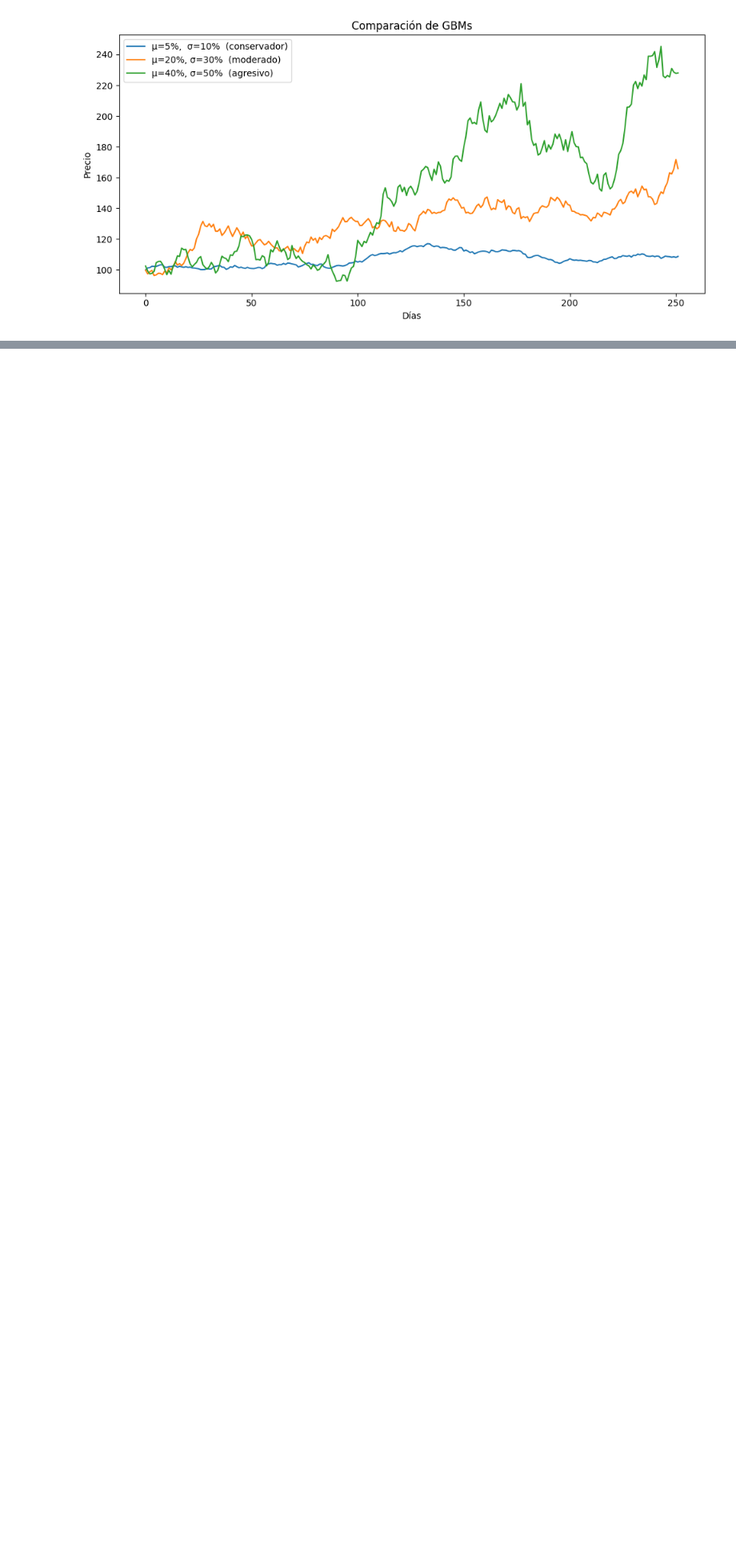
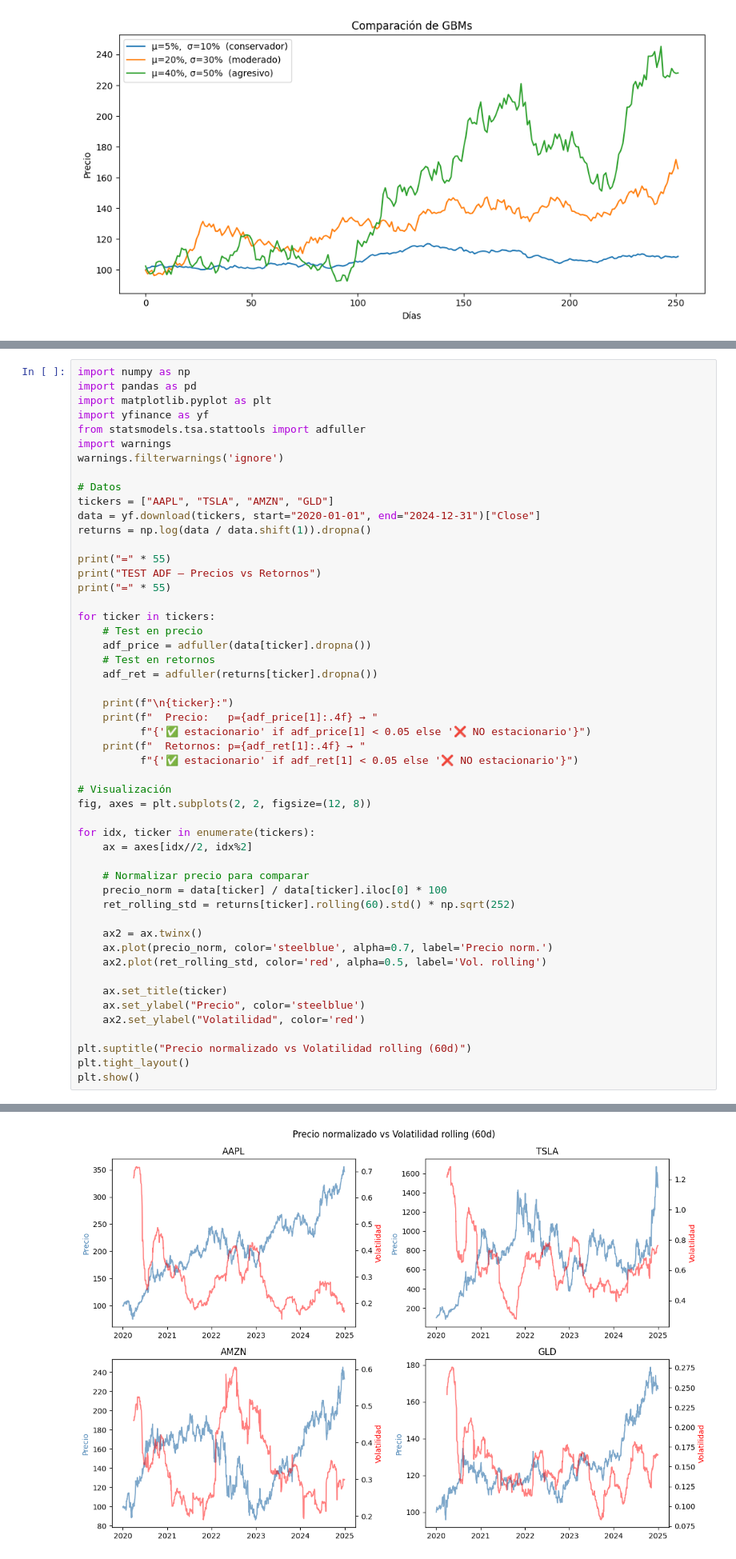
Before and after one commit to Petrack28/RoadMap2BecomeAQuant, a Jupyter notebook: 01-factor-analysis/Semana1.ipynb, the cells around one changed output, grey strips where cells are left out. Shown at 80% size. Saved outputs shown, nothing was run; the diff lists cells and outputs as text; blank space fills up the shorter version.

Commit message:
W2D1: stationarity, ADF test, ACF returns vs volatility

```diff
--- a/01-factor-analysis/Semana1.ipynb
+++ b/01-factor-analysis/Semana1.ipynb
@@ -918,0 +923,52 @@ plt.show()
+# %%
+import numpy as np
+import pandas as pd
+import matplotlib.pyplot as plt
+import yfinance as yf
+from statsmodels.tsa.stattools import adfuller
+import warnings
+warnings.filterwarnings('ignore')
+
+# Datos
+tickers = ["AAPL", "TSLA", "AMZN", "GLD"]
+data = yf.download(tickers, start="2020-01-01", end="2024-12-31")["Close"]
+returns = np.log(data / data.shift(1)).dropna()
+
+print("=" * 55)
+print("TEST ADF — Precios vs Retornos")
+print("=" * 55)
+
+for ticker in tickers:
+    # Test en precio
+    adf_price = adfuller(data[ticker].dropna())
+    # Test en retornos
+    adf_ret = adfuller(returns[ticker].dropna())
+
+    print(f"\n{ticker}:")
+    print(f"  Precio:   p={adf_price[1]:.4f} → "
+          f"{'✅ estacionario' if adf_price[1] < 0.05 else '❌ NO estacionario'}")
+    print(f"  Retornos: p={adf_ret[1]:.4f} → "
+          f"{'✅ estacionario' if adf_ret[1] < 0.05 else '❌ NO estacionario'}")
+
+# Visualización
+fig, axes = plt.subplots(2, 2, figsize=(12, 8))
+
+for idx, ticker in enumerate(tickers):
+    ax = axes[idx//2, idx%2]
+
+    # Normalizar precio para comparar
+    precio_norm = data[ticker] / data[ticker].iloc[0] * 100
+    ret_rolling_std = returns[ticker].rolling(60).std() * np.sqrt(252)
+
+    ax2 = ax.twinx()
+    ax.plot(precio_norm, color='steelblue', alpha=0.7, label='Precio norm.')
+    ax2.plot(ret_rolling_std, color='red', alpha=0.5, label='Vol. rolling')
+
+    ax.set_title(ticker)
+    ax.set_ylabel("Precio", color='steelblue')
+    ax2.set_ylabel("Volatilidad", color='red')
+
+plt.suptitle("Precio normalizado vs Volatilidad rolling (60d)")
+plt.tight_layout()
+plt.show()
+# %% [output]
@@ -918,0 +995 @@ plt.show()
+[figure, added]
```
Also changed, not shown: parts of 5 cells of this notebook.
